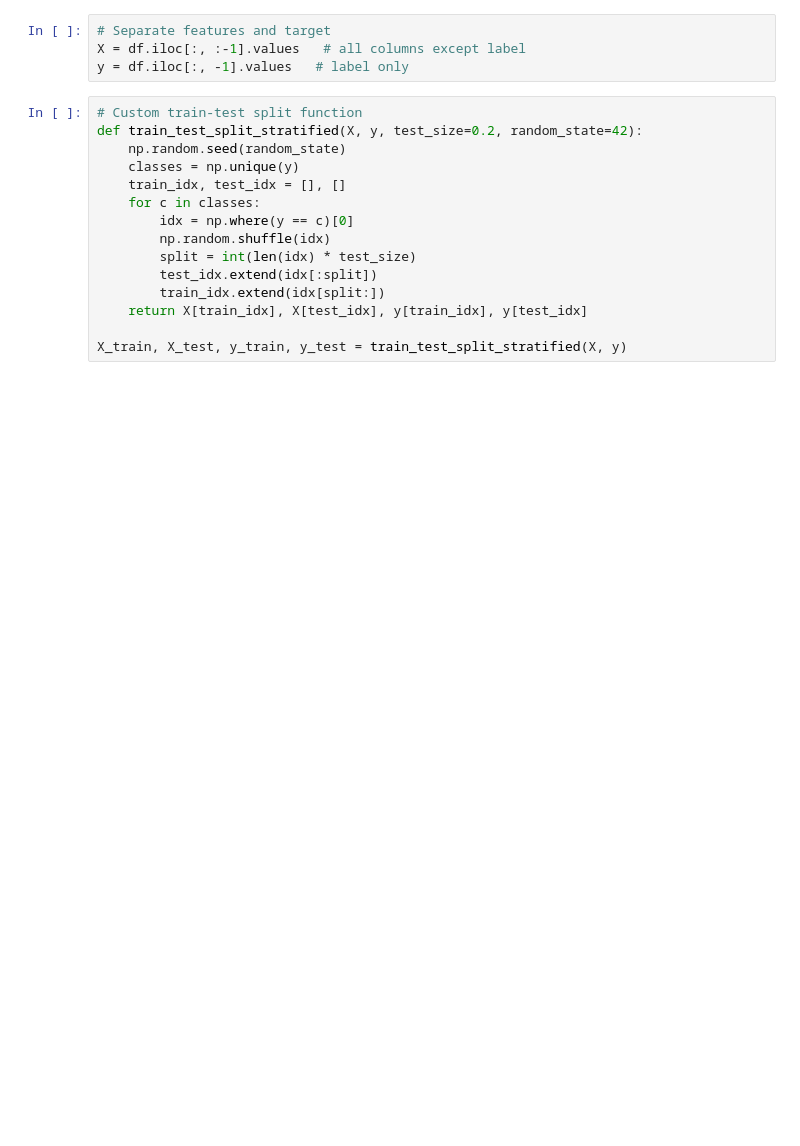
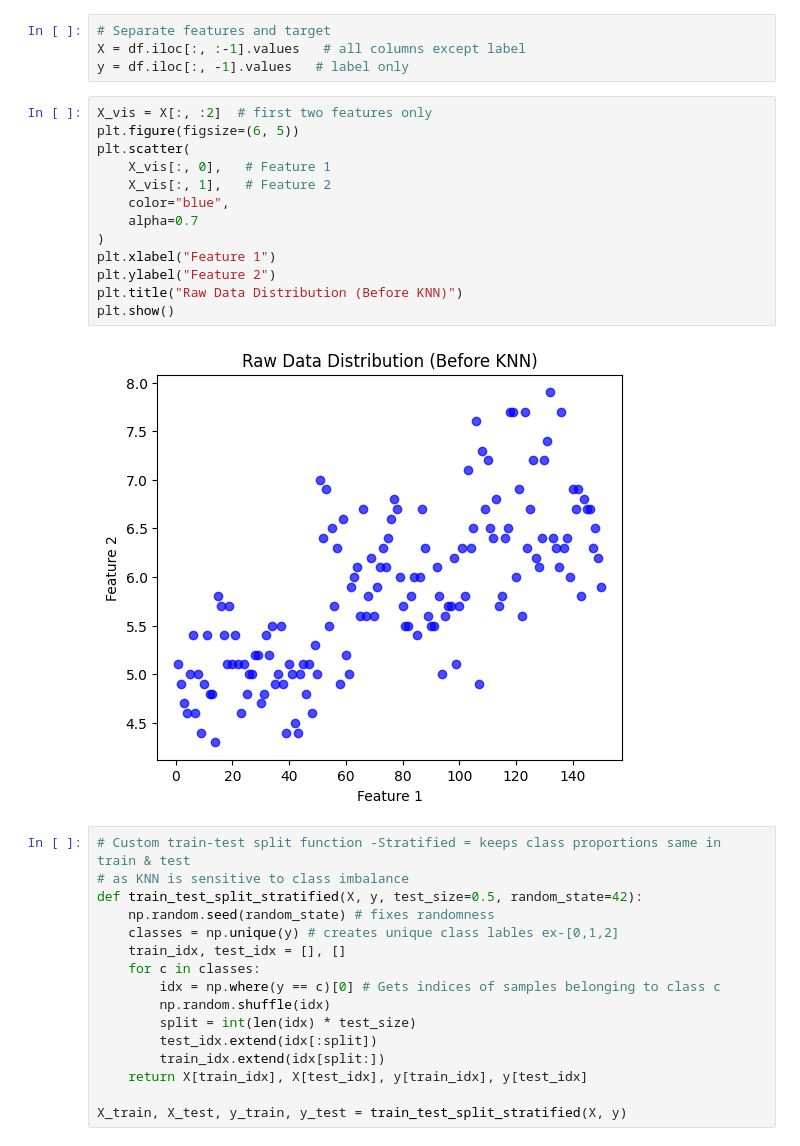
Before and after one commit to shaurya0702-droid/Vanilla-ML-projects, a Jupyter notebook: KNN-From-Numpy-Scratch/KNN.ipynb, the cells around one changed output. Saved outputs shown, nothing was run; the diff lists cells and outputs as text; blank space fills up the shorter version.

```diff
--- a/KNN-From-Numpy-Scratch/KNN.ipynb
+++ b/KNN-From-Numpy-Scratch/KNN.ipynb
@@ -17,14 +33,30 @@ SyntaxError: invalid syntax (1608148699.py, line 1)
 # Separate features and target
 X = df.iloc[:, :-1].values   # all columns except label
 y = df.iloc[:, -1].values   # label only
+# %%
+X_vis = X[:, :2]  # first two features only
+plt.figure(figsize=(6, 5))
+plt.scatter(
+    X_vis[:, 0],   # Feature 1
+    X_vis[:, 1],   # Feature 2
+    color="blue",
+    alpha=0.7
+)
+plt.xlabel("Feature 1")
+plt.ylabel("Feature 2")
+plt.title("Raw Data Distribution (Before KNN)")
+plt.show()
+# %% [output]
+[figure, added]
 # %%
-# Custom train-test split function
-def train_test_split_stratified(X, y, test_size=0.2, random_state=42):
-    np.random.seed(random_state)
-    classes = np.unique(y)
+# Custom train-test split function -Stratified = keeps class proportions same in train & test
+# as KNN is sensitive to class imbalance
+def train_test_split_stratified(X, y, test_size=0.5, random_state=42):
+    np.random.seed(random_state) # fixes randomness
+    classes = np.unique(y) # creates unique class lables ex-[0,1,2]
     train_idx, test_idx = [], []
     for c in classes:
-        idx = np.where(y == c)[0]
+        idx = np.where(y == c)[0] # Gets indices of samples belonging to class c
         np.random.shuffle(idx)
         split = int(len(idx) * test_size)
         test_idx.extend(idx[:split])
```
Also changed, not shown: parts of 7 cells of this notebook.
